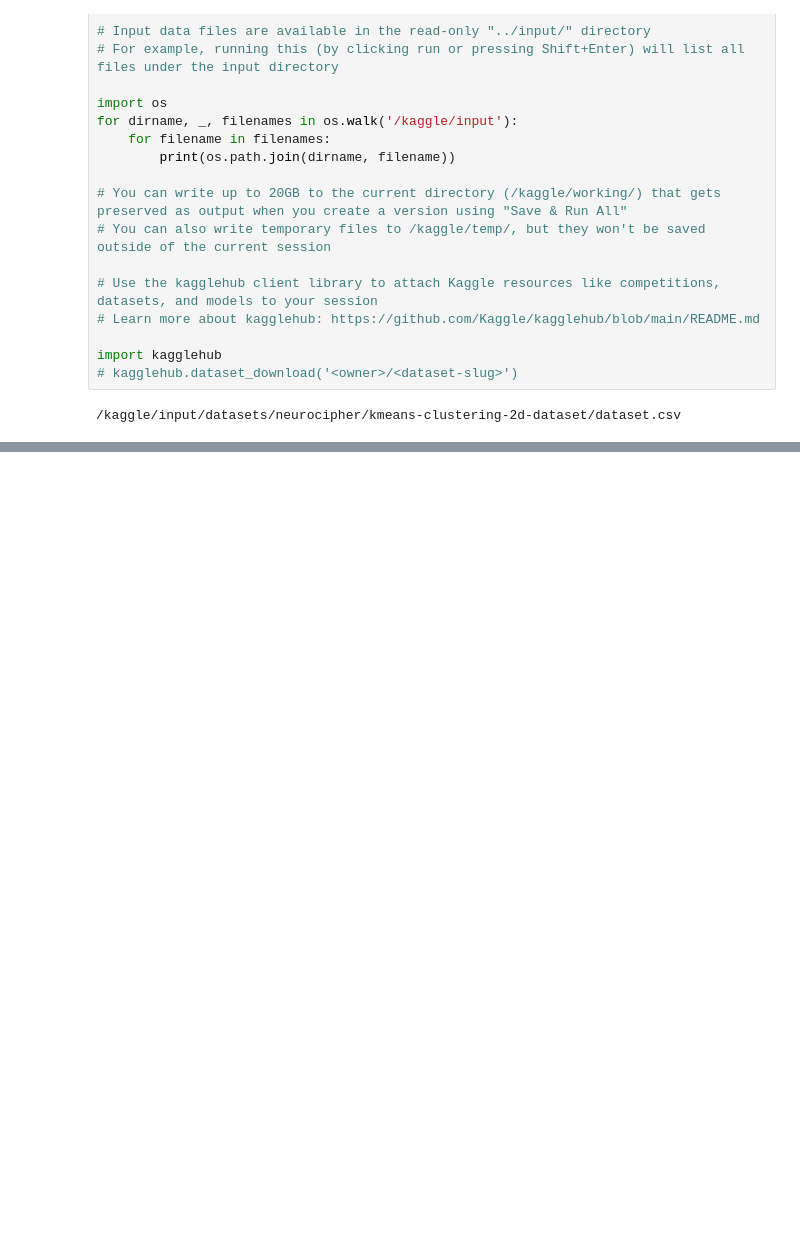
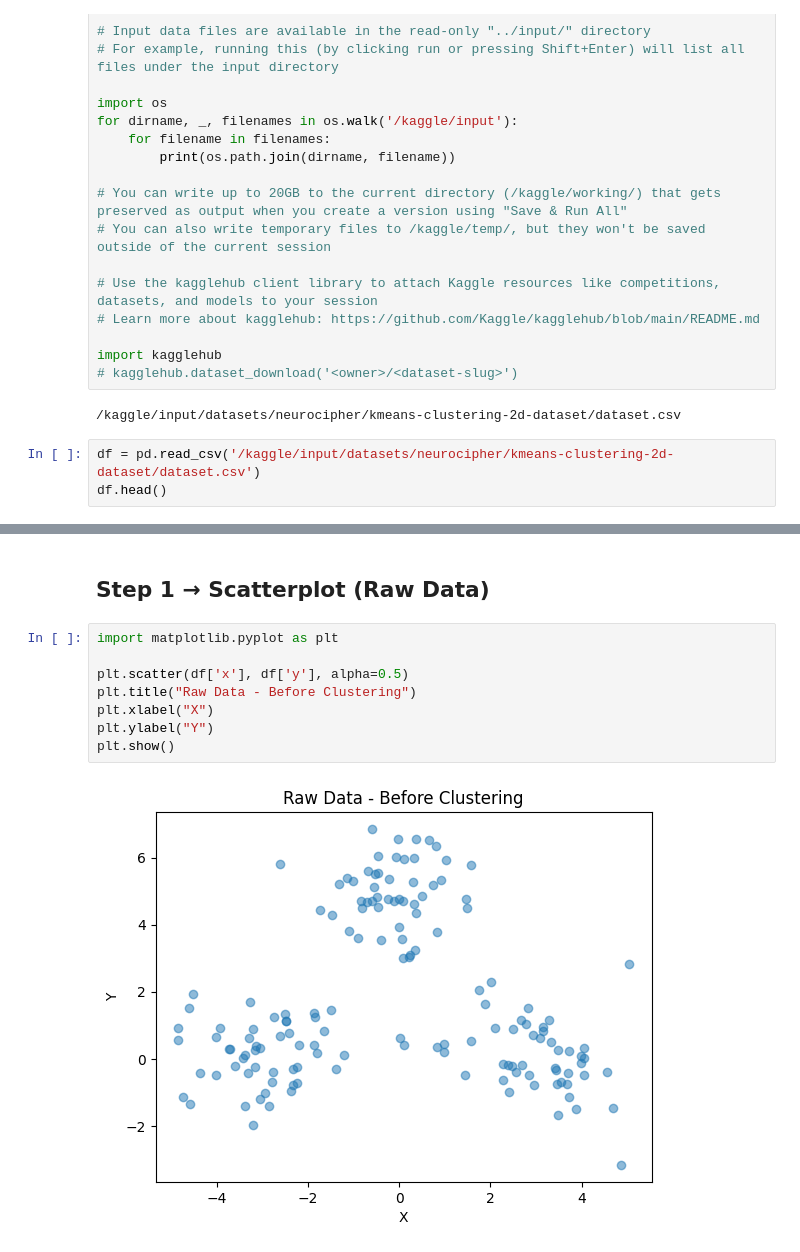
Before and after one commit to VishRoy/kaggle-notebook, a Jupyter notebook: kmeans-dataset-1.ipynb, the cells around one changed output, grey strips where cells are left out. Drawn from its saved outputs; the diff is of its cells as text; blank space fills up the shorter version.

Commit message:
Kaggle Notebook | KMeans Clustering - Beginner | Version 2

```diff
--- a/kmeans-dataset-1.ipynb
+++ b/kmeans-dataset-1.ipynb
@@ -24,3 +24,6 @@ import kagglehub
 # kagglehub.dataset_download('<owner>/<dataset-slug>')
 # %% [output]
 /kaggle/input/datasets/neurocipher/kmeans-clustering-2d-dataset/dataset.csv
+# %%
+df = pd.read_csv('/kaggle/input/datasets/neurocipher/kmeans-clustering-2d-dataset/dataset.csv')
+df.head()
@@ -26,0 +62,12 @@ import kagglehub
+# %% [markdown]
+## Step 1 → Scatterplot (Raw Data)
+# %%
+import matplotlib.pyplot as plt
+
+plt.scatter(df['x'], df['y'], alpha=0.5)
+plt.title("Raw Data - Before Clustering")
+plt.xlabel("X")
+plt.ylabel("Y")
+plt.show()
+# %% [output]
+[figure, added]
```
Also changed, not shown: parts of 13 cells of this notebook.
